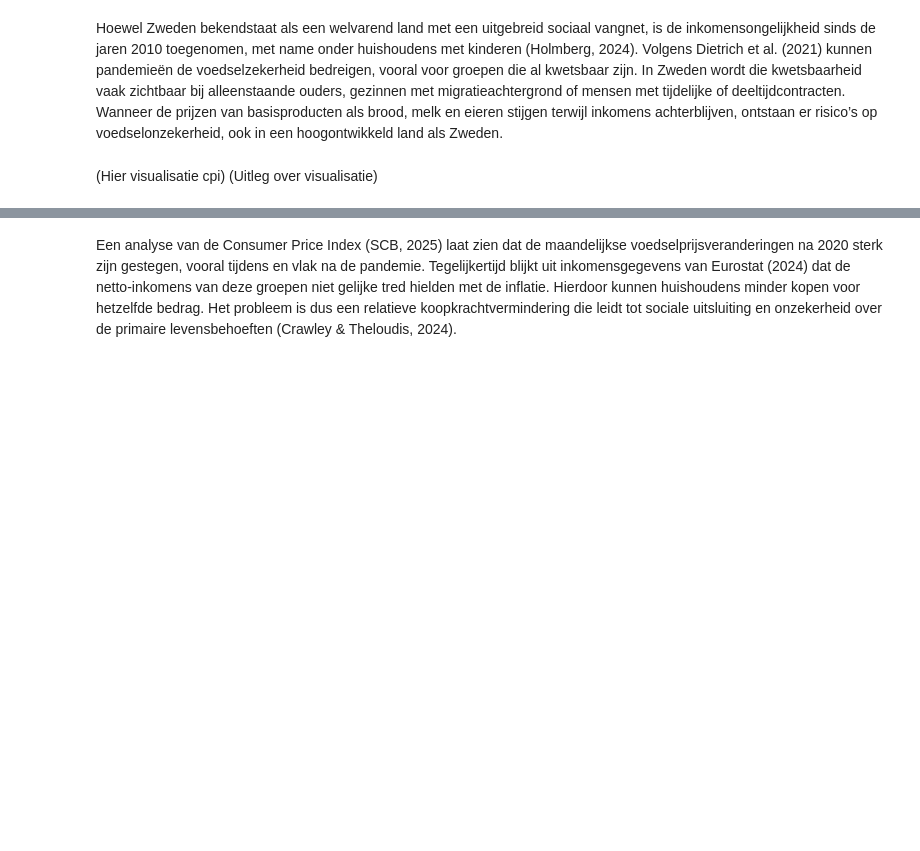
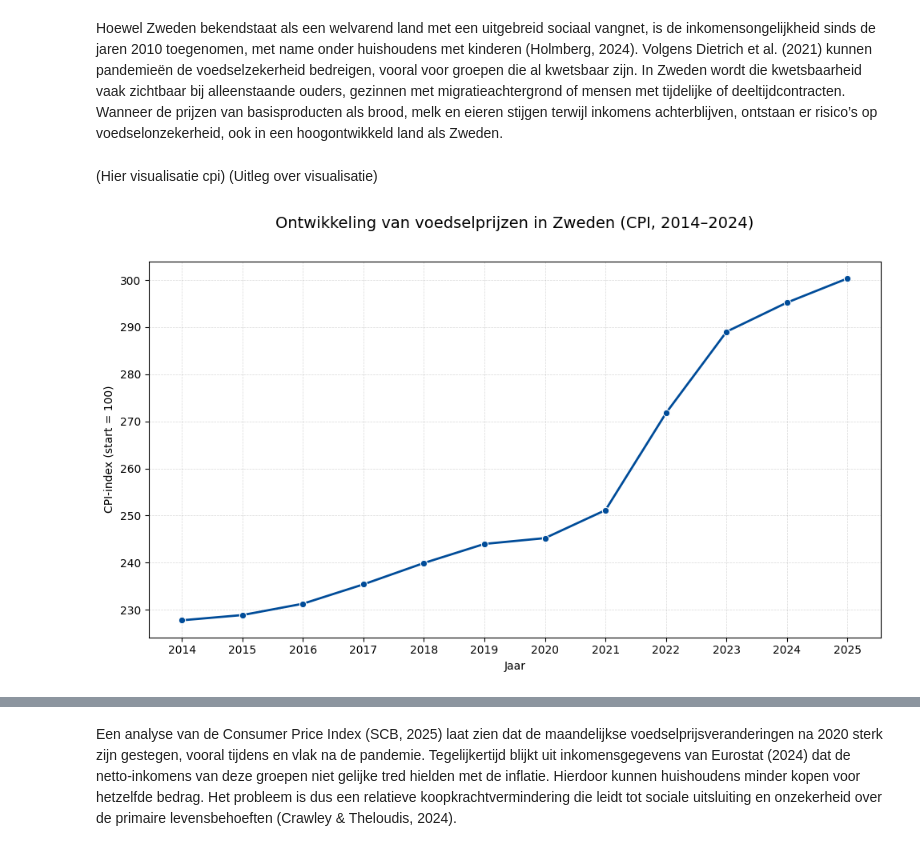
Before and after one commit to prox05/IV-KI-2025, a Jupyter notebook: _sources/docs/Perspectieven.ipynb, the cells around one changed output, grey strips where cells are left out. Cells and saved outputs as stored; diff of their text form; code cells hidden in the pictures; blank space fills up the shorter version.

```diff
--- a/_sources/docs/Perspectieven.ipynb
+++ b/_sources/docs/Perspectieven.ipynb
@@ -9,3 +9,51 @@ Hoewel Zweden bekendstaat als een welvarend land met een uitgebreid sociaal vang
 # %% [markdown]
 (Hier visualisatie cpi)
 (Uitleg over visualisatie)
+# %%
+import pandas as pd
+import matplotlib.pyplot as plt
+import seaborn as sns
+
+
+df = pd.read_csv("processed_data/CPI.csv")
+
+
+df['month'] = pd.to_datetime(df['month'].str.replace('M', '-'), format='%Y-%m')
+df = df.sort_values('month')
+
+
+df['monthly_change'] = df['DATA']
+df['cpi_index'] = 100.0
+for i in range(1, len(df)):
+    prev = df.loc[i-1, 'cpi_index']
+    change = df.loc[i, 'monthly_change']
+    df.loc[i, 'cpi_index'] = prev * (1 + change / 100)
+
+
+df['year'] = df['month'].dt.year
+yearly_cpi = df.groupby('year')['cpi_index'].mean().reset_index()
+
+
+fig, ax = plt.subplots(figsize=(10, 6))
+
+
+sns.lineplot(data=yearly_cpi, x='year', y='cpi_index',
+             marker='o', linewidth=2, color='#004c99', ax=ax)
+
+
+plt.title("Ontwikkeling van voedselprijzen in Zweden (CPI, 2014–2024)",
+          fontsize=14, pad=30)
+plt.xlabel("Jaar")
+plt.ylabel("CPI-index (start = 100)")
+plt.xticks(yearly_cpi['year'])
+
+
+ax.grid(True, color='gray', linestyle='--', linewidth=0.5, alpha=0.3)
+
+
+plt.subplots_adjust(top=0.88)
+plt.tight_layout()
+
+plt.show()
+# %% [output]
+[figure, added]
```
Also changed, not shown: parts of 4 cells of this notebook, 8 other files.
